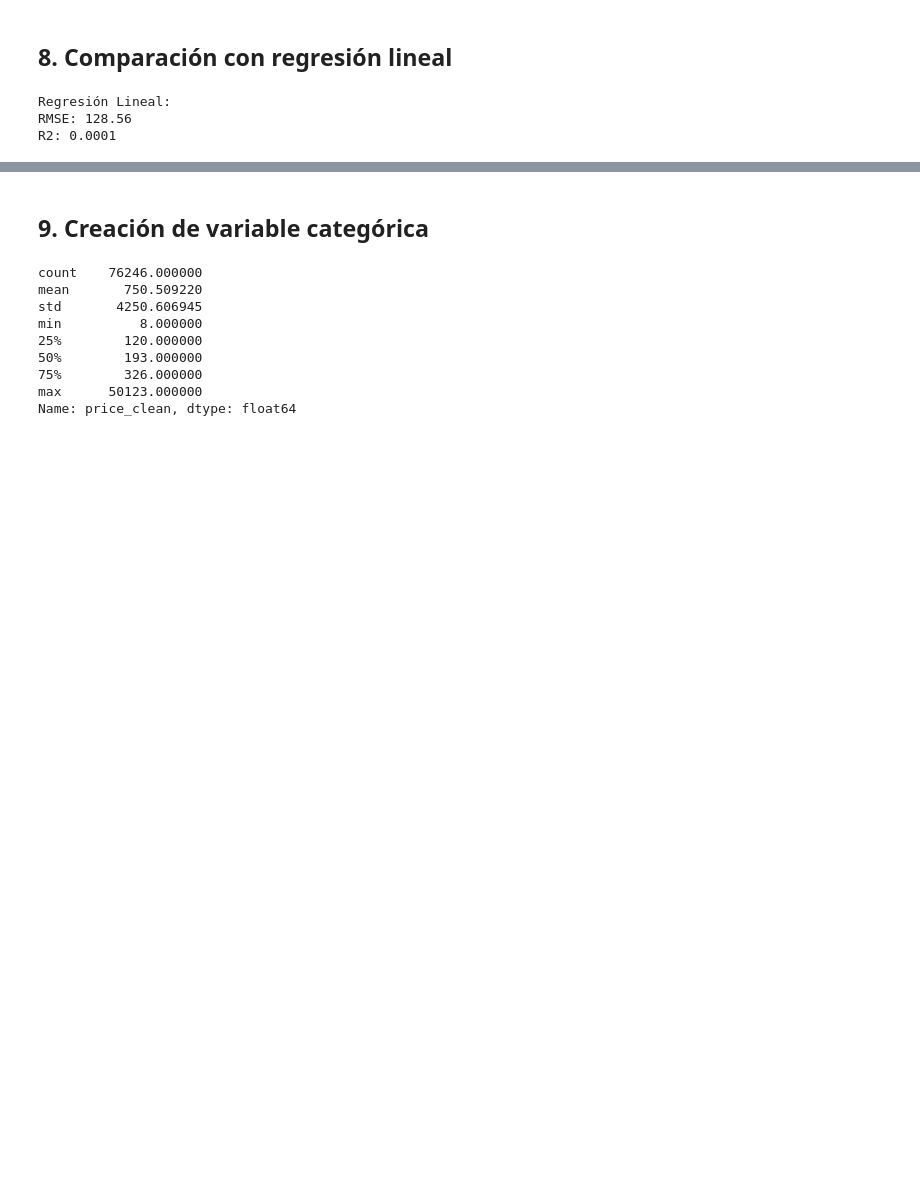
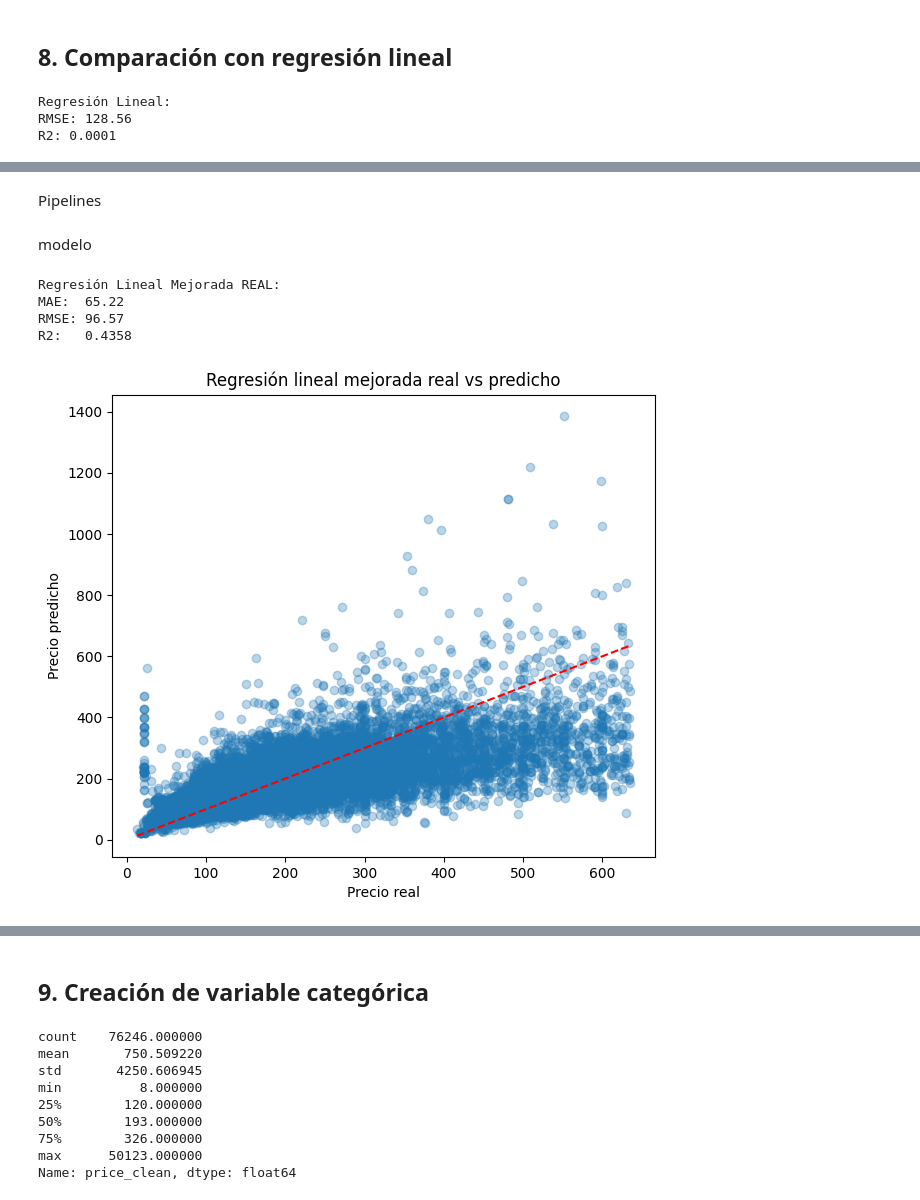
Before and after one commit to belennmm/MD_Lab4_Arboles, a Jupyter notebook: Notebooks/arboles.ipynb, the cells around one changed output, grey strips where cells are left out. Cells and saved outputs as stored; diff of their text form; code cells hidden in the pictures; blank space fills up the shorter version.

Commit message:
regresión lineal mejorada

```diff
--- a/Notebooks/arboles.ipynb
+++ b/Notebooks/arboles.ipynb
@@ -1065,0 +983,53 @@ plt.show()
+# %% [markdown]
+Pipelines
+# %%
+preprocesador = ColumnTransformer([
+    ('num', numeric_pipeline, numeric_features),
+    ('cat', categorical_pipeline, categorical_features)
+])
+# %% [markdown]
+modelo
+# %%
+modelo_lr = Pipeline([ ('prep', preprocesador),  ('lr', LinearRegression()) ])
+
+
+modelo_lr.fit(X_train, y_train)
+
+
+y_pred_log = modelo_lr.predict(X_test)
+
+
+y_pred = np.expm1(y_pred_log)
+y_real = np.expm1(y_test)
+
+
+
+mae = mean_absolute_error(y_real, y_pred)
+rmse = np.sqrt(mean_squared_error(y_real, y_pred))
+r2 = r2_score(y_real, y_pred)
+
+print("Regresión Lineal Mejorada REAL:")
+print(f"MAE:  {mae:.2f}")
+print(f"RMSE: {rmse:.2f}")
+print(f"R2:   {r2:.4f}")
+# %% [output]
+Regresión Lineal Mejorada REAL:
+MAE:  65.22
+RMSE: 96.57
+R2:   0.4358
+# %%
+plt.figure(figsize=(7,6))
+
+plt.scatter(y_real, y_pred, alpha=0.3)
+
+plt.plot([y_real.min(), y_real.max()],
+         [y_real.min(), y_real.max()],
+         'r--')
+
+plt.xlabel('Precio real')
+plt.ylabel('Precio predicho')
+plt.title('Regresión lineal mejorada real vs predicho')
+
+plt.show()
+# %% [output]
+[figure, added]
```
Also changed, not shown: parts of 19 cells of this notebook.
